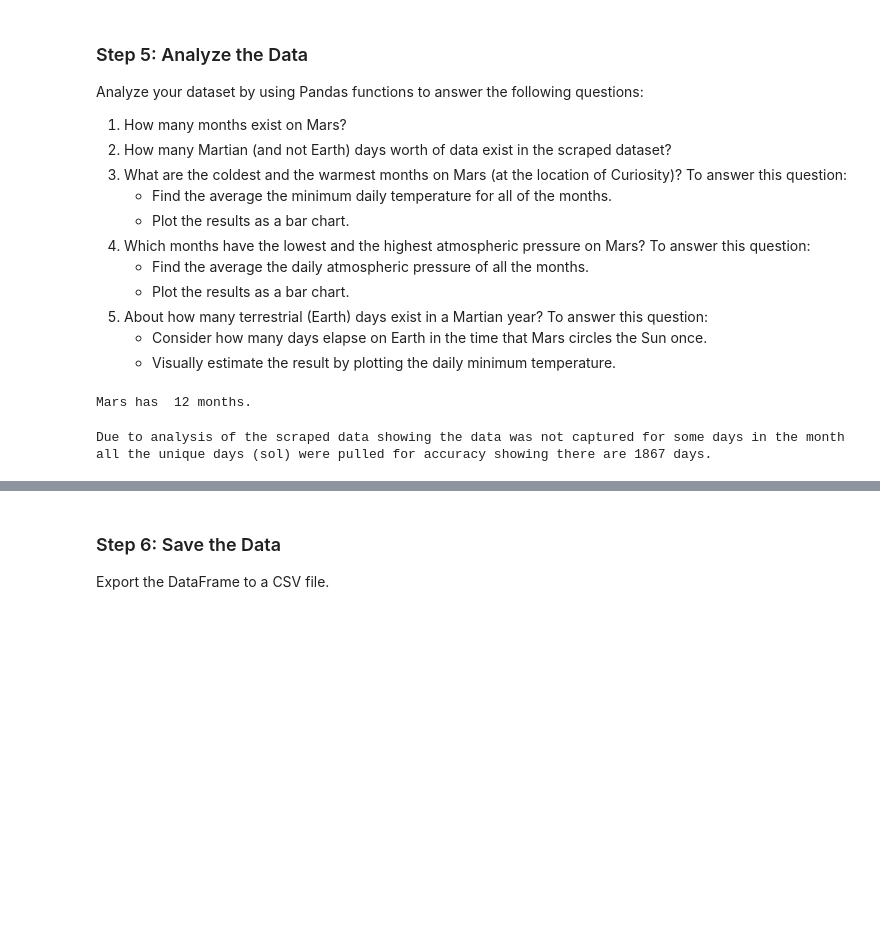
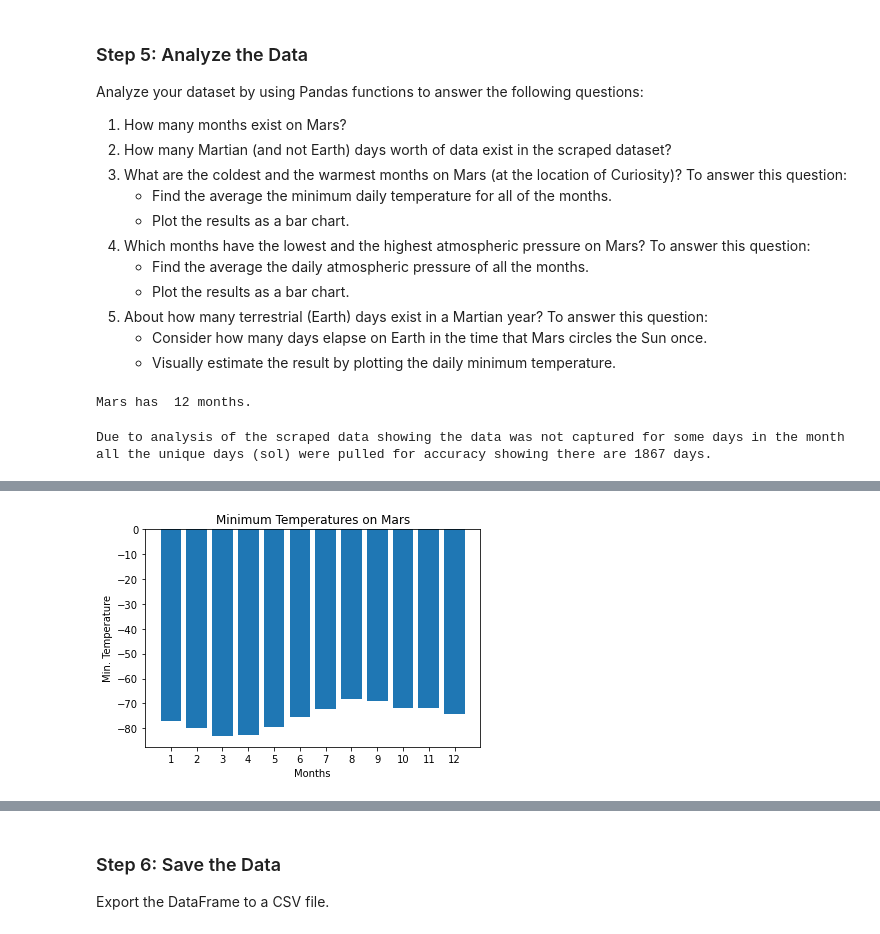
Before and after one commit to MohammedRizwan-1/Web-Scraping-Data-Analysis, a Jupyter notebook: Jupyter_Notebooks/mars_weather.ipynb, the cells around one changed output, grey strips where cells are left out. Saved outputs shown, nothing was run; the diff lists cells and outputs as text; code cells hidden in the pictures; blank space fills up the shorter version.

```diff
--- a/Jupyter_Notebooks/mars_weather.ipynb
+++ b/Jupyter_Notebooks/mars_weather.ipynb
@@ -145,3 +159,5 @@ print(f'Due to analysis of the scraped data showing the data was not captured fo
 Due to analysis of the scraped data showing the data was not captured for some days in the month all the unique days (sol) were pulled for accuracy showing there are 1867 days.
 # %%
 # 3. What is the average low temperature by month?
+avg_min_tempdf = mars_df.groupby("month").mean()
+avg_min_tempdf
@@ -151,0 +179,15 @@ Due to analysis of the scraped data showing the data was not captured for some d
+# %%
+# Plot the average temperature by month
+months = np.arange(1, 13, 1)
+
+x = months
+y = avg_min_tempdf["min_temp"]
+
+plt.bar(x, y)
+plt.xticks(months)
+plt.xlabel("Months")
+plt.ylabel("Min. Temperature")
+plt.title("Minimum Temperatures on Mars")
+plt.show()
+# %% [output]
+[figure, added]
```
Also changed, not shown: parts of 19 cells of this notebook, 1 other file.
